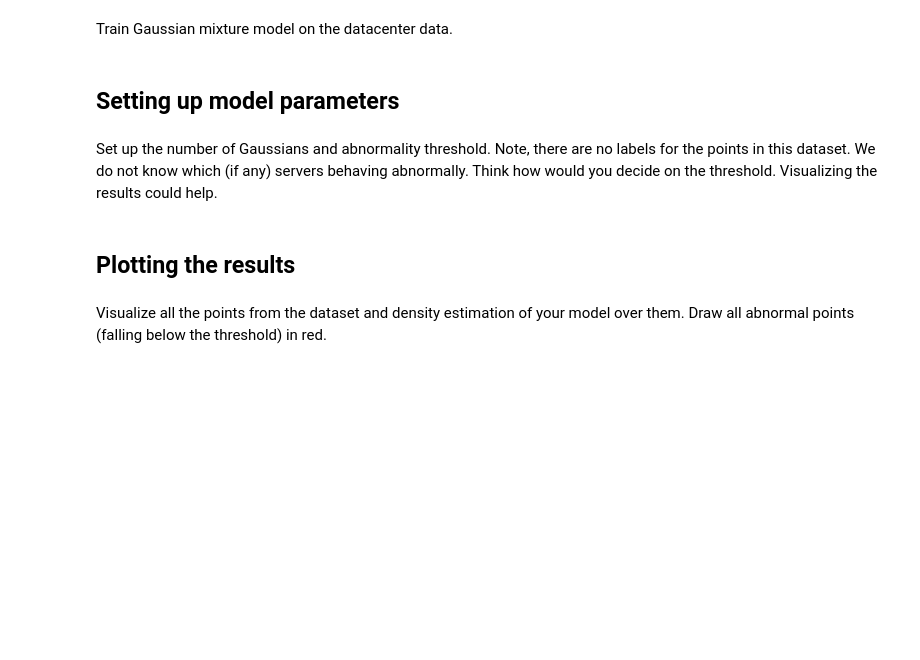
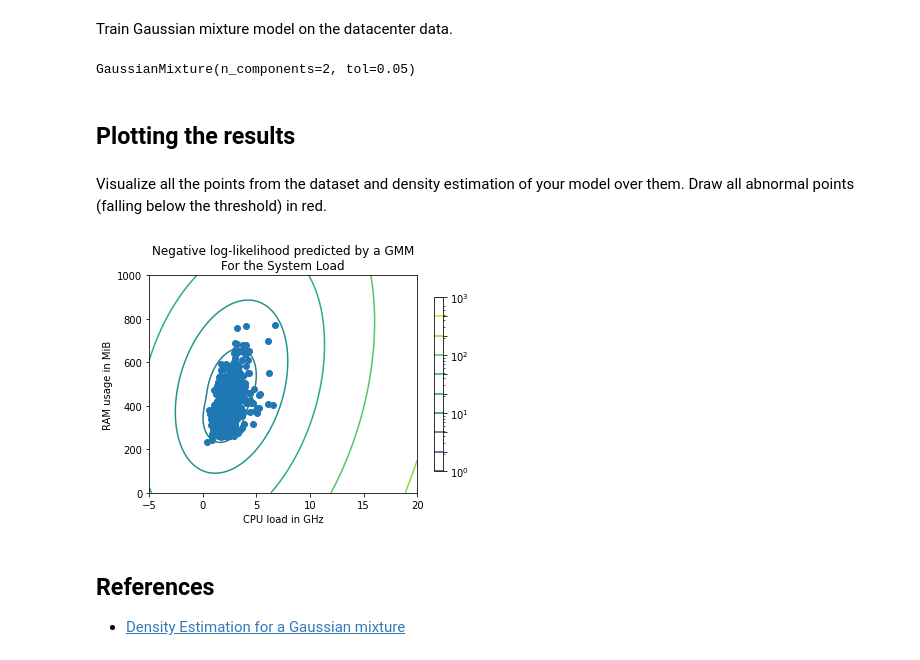
Before and after one commit to Fenix-125/ai_course, a Jupyter notebook: lab_4_unsupervised_learning/Part 1. Datacenter Anomaly Detection.ipynb, the cells around one changed output. Saved outputs shown, nothing was run; the diff lists cells and outputs as text; code cells hidden in the pictures; blank space fills up the shorter version.

```diff
--- a/lab_4_unsupervised_learning/Part 1. Datacenter Anomaly Detection.ipynb
+++ b/lab_4_unsupervised_learning/Part 1. Datacenter Anomaly Detection.ipynb
@@ -22,7 +22,7 @@ input_filename = "data/datacenter/system-load.csv"
 # %%
 df_load = pd.read_csv(input_filename)
 # %%
-X = df_load.values
+X_train = df_load.values
 # %% [markdown]
 Let us take a look at the dataset.
 # %%
@@ -32,12 +51,41 @@ X[:5]
+# %%
+# fit a Gaussian Mixture Model with two components
+clf = mixture.GaussianMixture(n_components=1, covariance_type='full', tol=.05)
 # %% [markdown]
 ## Training Gaussian mixture model
 # %% [markdown]
 Train Gaussian mixture model on the datacenter data.
-# %% [markdown]
-## Setting up model parameters
-# %% [markdown]
-Set up the number of Gaussians and abnormality threshold. Note, there are no labels for the points in this dataset. We do not know which (if any) servers behaving abnormally. Think how would you decide on the threshold. Visualizing the results could help.
+# %%
+clf.fit(X_train)
+# %% [output]
+GaussianMixture(n_components=2, tol=0.05)
 # %% [markdown]
 ## Plotting the results
 # %% [markdown]
-Visualize all the points from the dataset and density estimation of your model over them. Draw all abnormal points (falling below the threshold) in red.
+Visualize all the points from the dataset and density estimation of your model over them.
+Draw all abnormal points (falling below the threshold) in red.
+# %%
+# display predicted scores by the model as a contour plot
+x = np.linspace(-5., 20., 1000)
+y = np.linspace(0., 1000., 1000)
+
+X, Y = np.meshgrid(x, y)
+XX = np.array([X.ravel(), Y.ravel()]).T
+Z = -clf.score_samples(XX)
+Z = Z.reshape(X.shape)
+
+CS = plt.contour(X, Y, Z, norm=LogNorm(vmin=X_train.min(), vmax=X_train.max()),
+                 levels=np.logspace(0, 3, 10))
+CB = plt.colorbar(CS, shrink=0.8, extend='both')
+plt.scatter(X_train[:, 0], X_train[:, 1])
+
+plt.title("Negative log-likelihood predicted by a GMM\nFor the System Load")
+plt.xlabel("CPU load in GHz")
+plt.ylabel("RAM usage in MiB")
+plt.axis("tight")
+plt.show()
+# %% [output]
+[figure, added]
+# %% [markdown]
+## References
+- [Density Estimation for a Gaussian mixture](https://scikit-learn.org/stable/auto_examples/mixture/plot_gmm_pdf.html#sphx-glr-auto-examples-mixture-plot-gmm-pdf-py)
```
Also changed, not shown: parts of 10 cells of this notebook, 2 other files.
